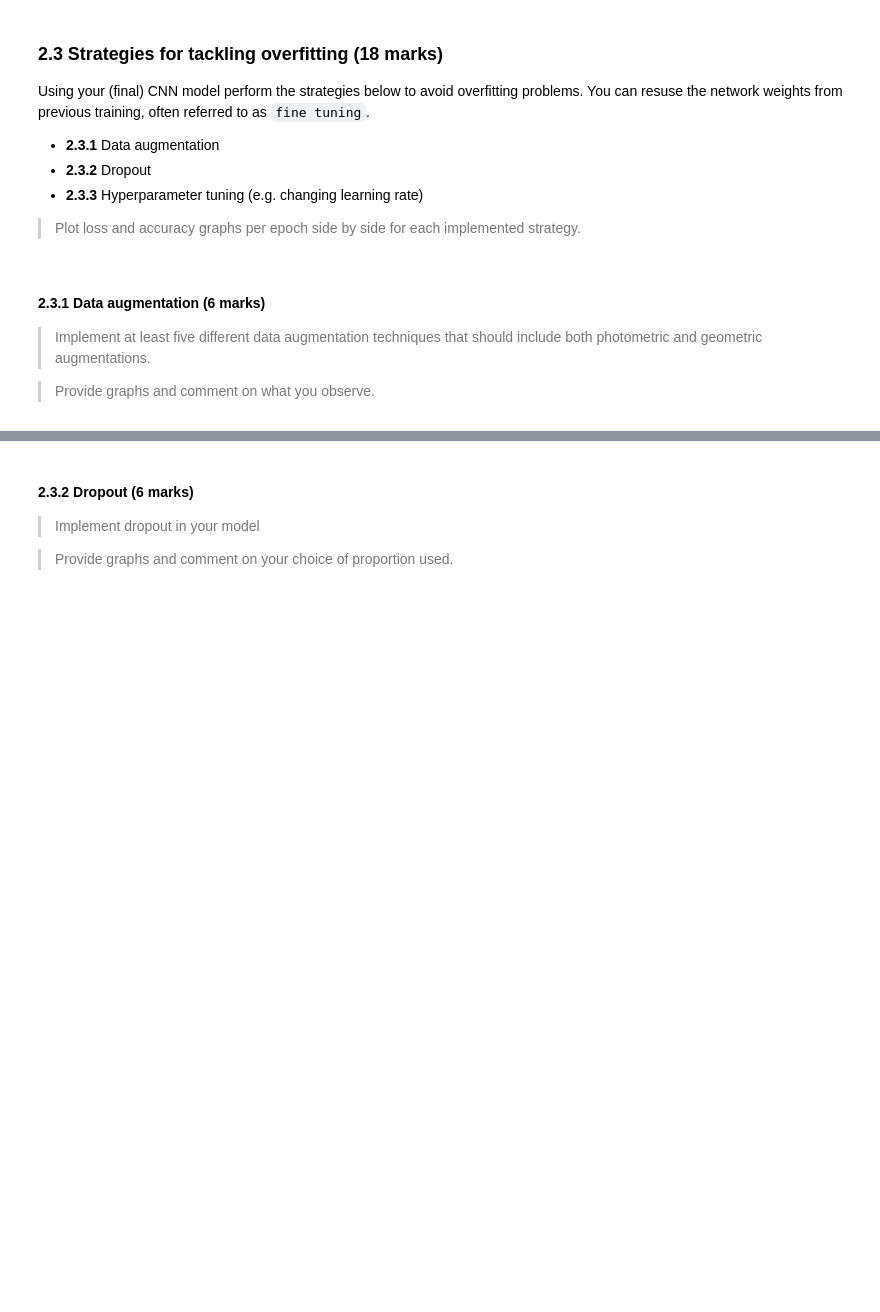
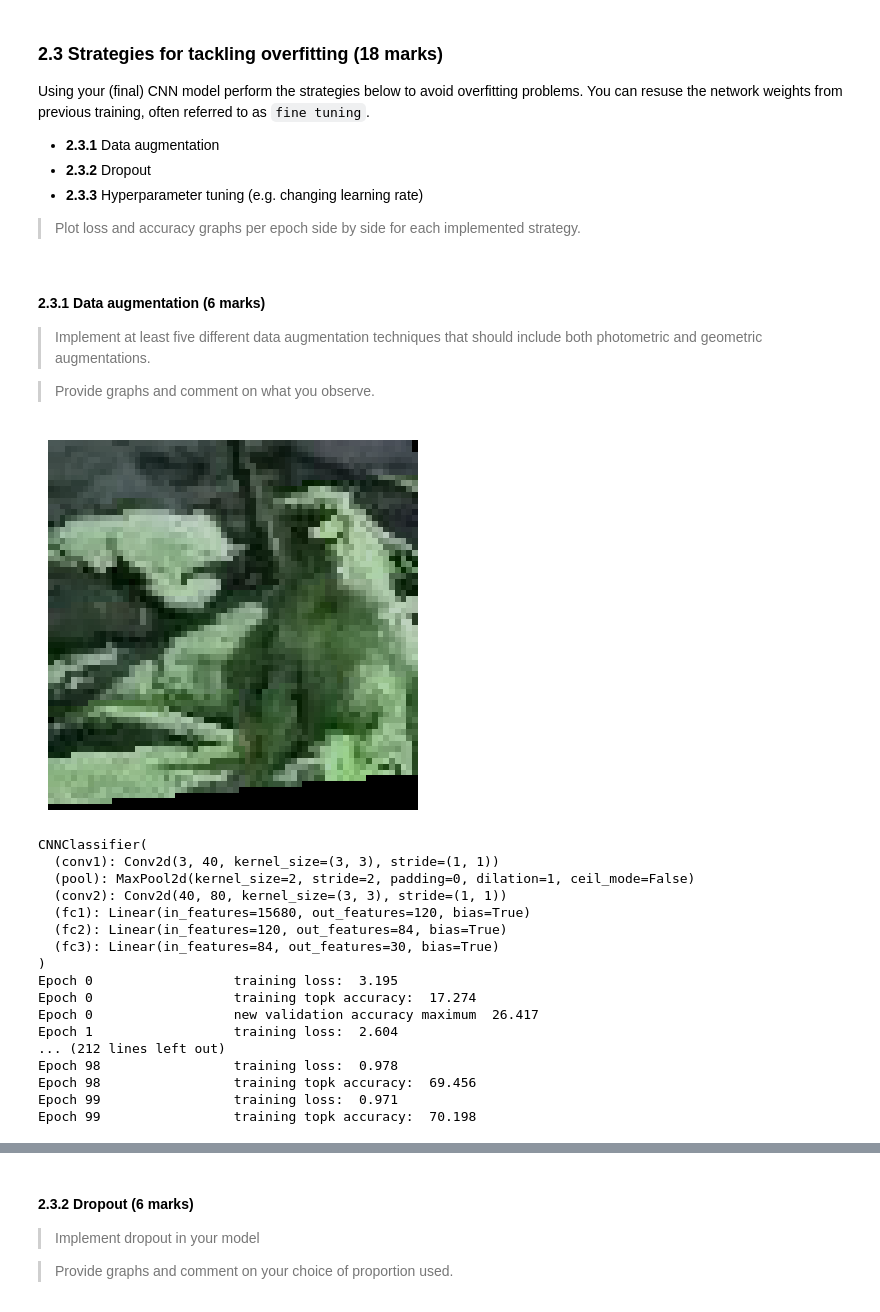
Before and after one commit to Arahi20/Tinyimage30_Image_classification, a Jupyter notebook: COMP5625M_assessment2024_problem.ipynb, the cells around one changed output, grey strips where cells are left out. Drawn from its saved outputs; the diff is of its cells as text; code cells hidden in the pictures; blank space fills up the shorter version.

```diff
--- a/COMP5625M_assessment2024_problem.ipynb
+++ b/COMP5625M_assessment2024_problem.ipynb
@@ -567,0 +688,48 @@ Using your (final) CNN model perform the strategies below to avoid overfitting p
+# %%
+# tensor augmentation strategy to use for training
+train_transform = transforms.Compose([
+    transforms.ToTensor(),
+    transforms.ColorJitter(hue=0.2, saturation=0.2, brightness=0.2),
+    transforms.RandomAffine(degrees=10, translate=(0.1,0.1), scale=(0.9,1.1)),
+    transforms.RandomHorizontalFlip(p=0.5),
+    transforms.RandomAdjustSharpness(sharpness_factor=1.2, p=0.1),
+    transforms.RandomAutocontrast(p=0.1)
+])
+
+# the same training set, but this time introduce augmentation during training
+train_set = LoadTinyImage30TrainSet(transform=train_transform)
+train_loader = DataLoader(train_set, batch_size=BATCH_SIZE,
+                          num_workers=NUM_WORKERS, sampler=train_sampler)
+
+#it doesnt show the epocs so printing an image to ensure it passed this part of the code
+data, label = train_set[100]
+aug_img = timshow(data)
+
+# fine tune the most accurate CNN model with augmentations
+aug_net = CNNClassifier()
+checkpoint = torch.load(os.getcwd() + "/results/cnnclassifier.pt")
+aug_net.load_state_dict(checkpoint['state_dict']) # load the state of the most accurate cnn
+
+aug_loss_fn = nn.CrossEntropyLoss()
+aug_optimizer = optim.SGD(aug_net.parameters(), lr=0.01, momentum=0.9)
+print(aug_net)
+train_model(100, aug_net, aug_loss_fn, aug_optimizer, ROOT, "augmented_cnnclassifier")
+# %% [output]
+[figure, added]
+CNNClassifier(
+  (conv1): Conv2d(3, 40, kernel_size=(3, 3), stride=(1, 1))
+  (pool): MaxPool2d(kernel_size=2, stride=2, padding=0, dilation=1, ceil_mode=False)
+  (conv2): Conv2d(40, 80, kernel_size=(3, 3), stride=(1, 1))
+  (fc1): Linear(in_features=15680, out_features=120, bias=True)
+  (fc2): Linear(in_features=120, out_features=84, bias=True)
+  (fc3): Linear(in_features=84, out_features=30, bias=True)
+)
+Epoch 0                  training loss:  3.195
+Epoch 0                  training topk accuracy:  17.274
+Epoch 0                  new validation accuracy maximum  26.417
+Epoch 1                  training loss:  2.604
+... (212 lines left out)
+Epoch 98                 training loss:  0.978
+Epoch 98                 training topk accuracy:  69.456
+Epoch 99                 training loss:  0.971
+Epoch 99                 training topk accuracy:  70.198
```
Also changed, not shown: parts of 18 cells of this notebook, 11 other files.
